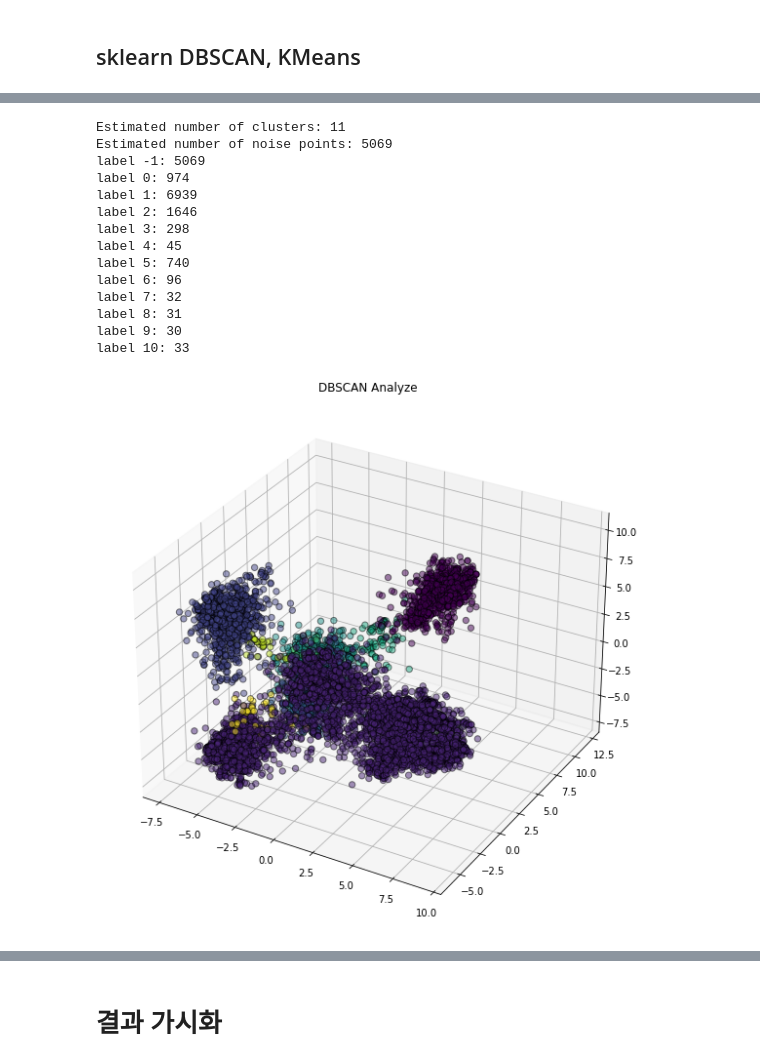
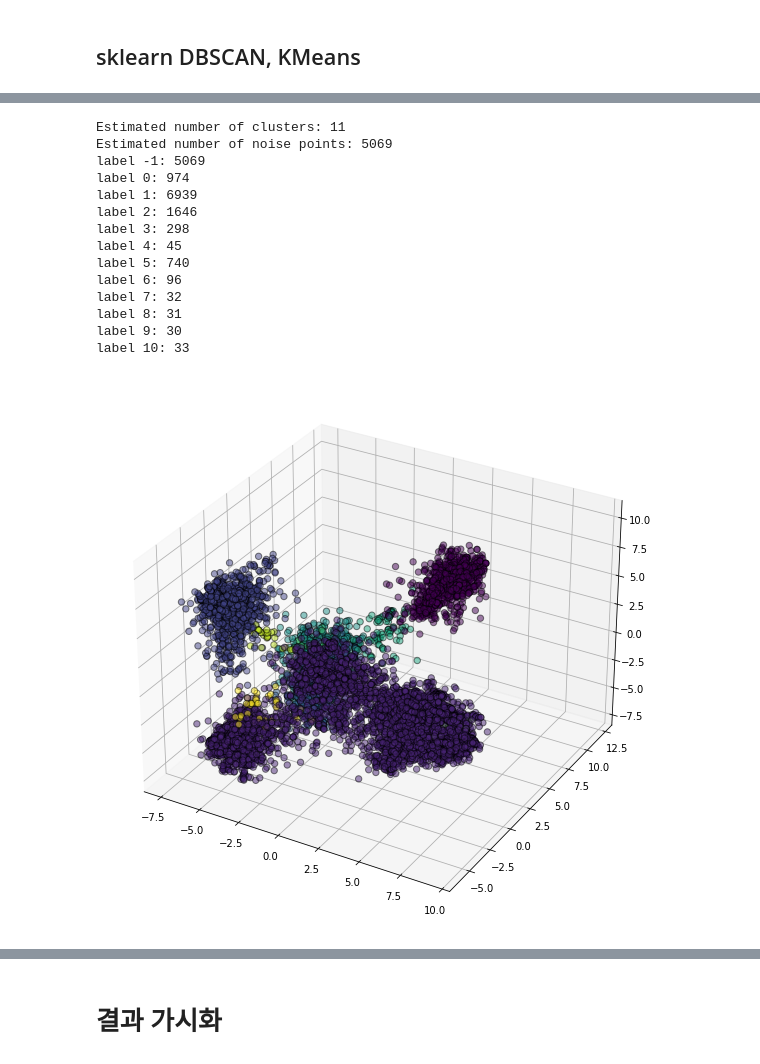
Before and after one commit to dogzz9445/team_fight_tactics_analyze, a Jupyter notebook: Main.ipynb, the cells around one changed output, grey strips where cells are left out. Cells and saved outputs as stored; diff of their text form; code cells hidden in the pictures.

```diff
--- a/Main.ipynb
+++ b/Main.ipynb
@@ -70,9 +78,10 @@ Matplotlib is building the font cache; this may take a moment.
 # %%
 df_db = df_clustering
 df_db = StandardScaler().fit_transform(df_db)
+db_model = DBSCAN(eps=7.142, min_samples=30).fit(df_db)
+X_db_fit_pca = PCA(n_components=3).fit_transform(df_db)
 
 # Compute DBSCAN
-db = DBSCAN(eps=7.142, min_samples=30).fit(df_db)
 db_labels = db.labels_
 
 # Number of clusters in labels, ignoring noise if present.
@@ -89,40 +98,37 @@ for u, c in zip(unique, counts):
     count_db_labels.append(dict({'label': u, 'counts': c}))
 
 # 그래프
-pca_db = PCA(n_components=3)
-X_db_fit_pca = pca_db.fit_transform(df_db)
 
 df_db_result = pd.DataFrame(X_db_fit_pca)
 df_db_result['label'] = pd.Series(db_labels, name='label')
 df_read['label'] = pd.Series(db_labels, name='label')
 df_db_result['id'] = df_read['id']
 df_remove_noise = df_db_result.loc[df_db_result['label'] > -1]
 
 fig = plt.figure(figsize=(20,10))
 ax = fig.add_subplot(111, projection='3d')
 ax.scatter(df_remove_noise[0],df_remove_noise[1],df_remove_noise[2],
             c=df_remove_noise['label'], cmap='viridis',
             edgecolor='k', s=40, alpha = 0.5)
 
-ax.set_title("DBSCAN Analyze")
 ax.dist = 10
 
 plt.autoscale(enable=True, axis='x', tight=True)
 
 plt.show()
 # %% [output]
 Estimated number of clusters: 11
 Estimated number of noise points: 5069
 label -1: 5069
 label 0: 974
 label 1: 6939
 label 2: 1646
 label 3: 298
 label 4: 45
 label 5: 740
 label 6: 96
 label 7: 32
 label 8: 31
 label 9: 30
 label 10: 33
-[figure, old version]
+[figure, new version]
```
Also changed, not shown: parts of 18 cells of this notebook, 2 other files.
